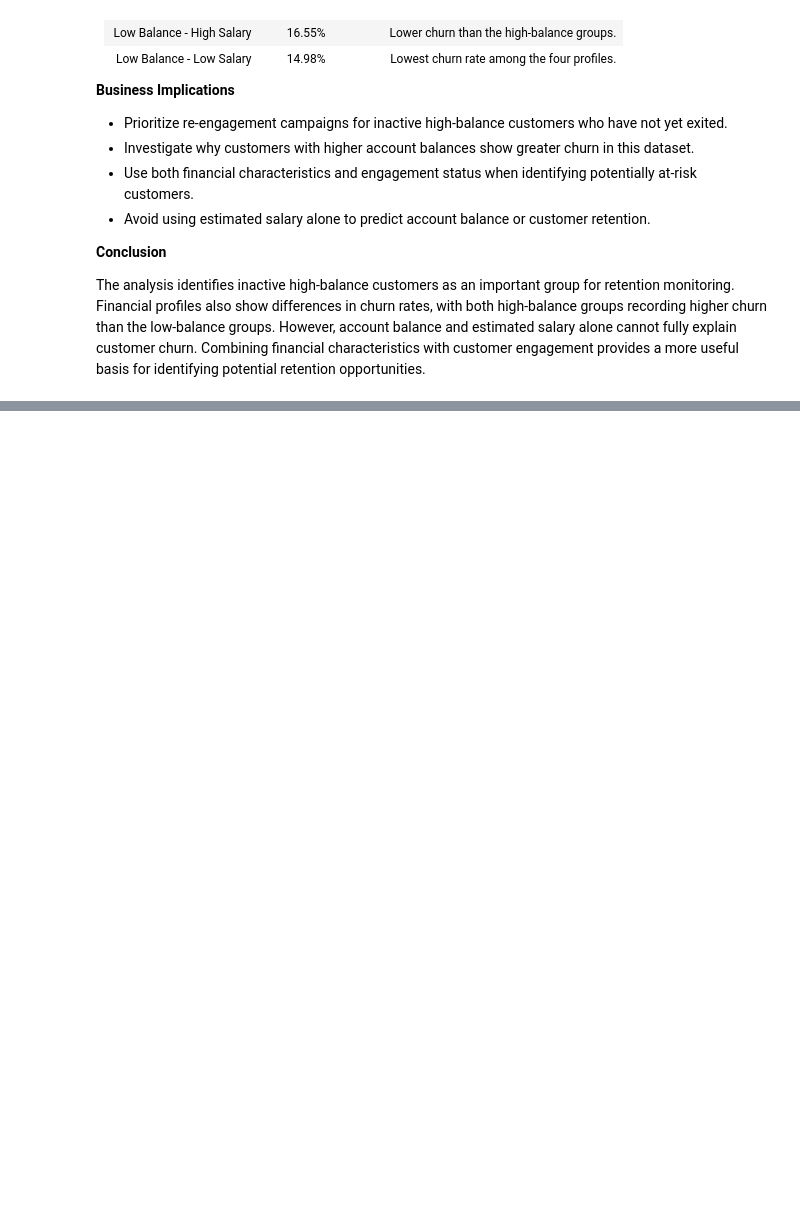
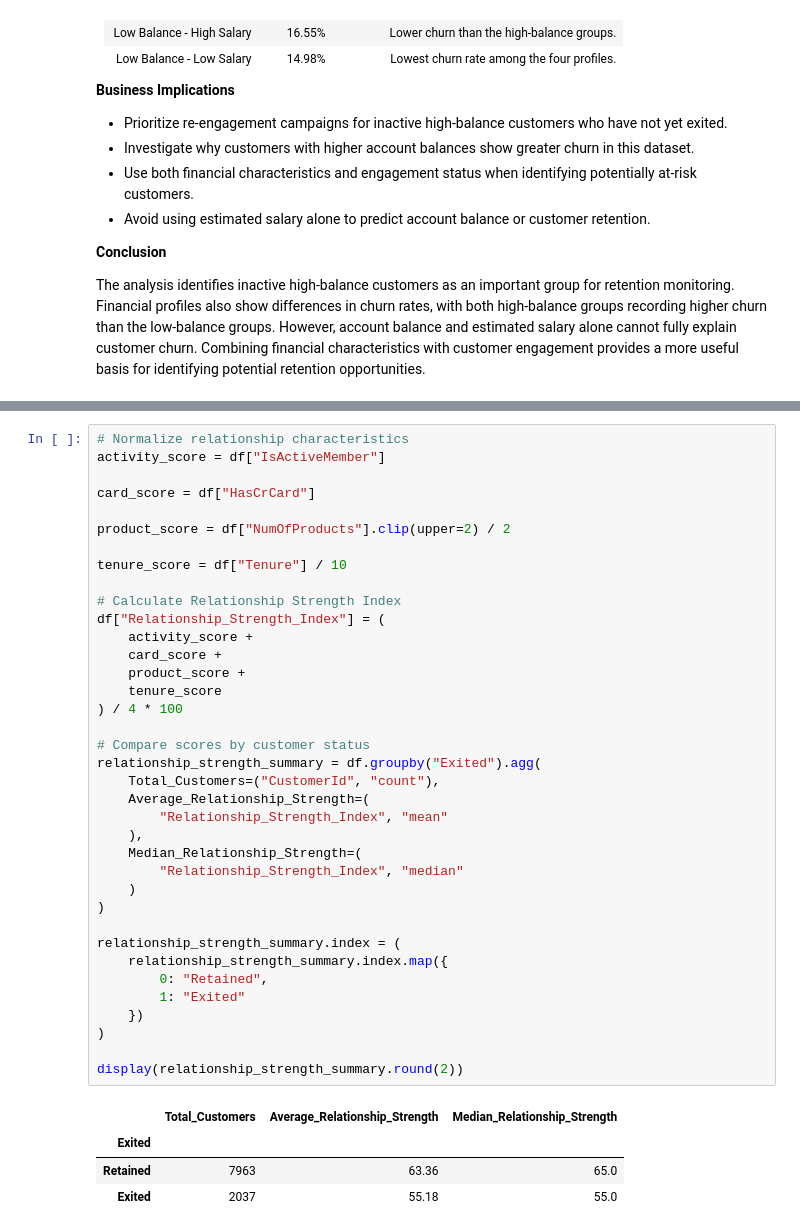
Before and after one commit to Dvnsh-coder/Customer-retention-analysis, a Jupyter notebook: notebooks/01_data_understanding.ipynb, the cells around one changed output, grey strips where cells are left out. Saved outputs shown, nothing was run; the diff lists cells and outputs as text; blank space fills up the shorter version.

```diff
--- a/notebooks/01_data_understanding.ipynb
+++ b/notebooks/01_data_understanding.ipynb
@@ -1400,0 +1562,42 @@ The analysis identifies inactive high-balance customers as an important group fo
+# %%
+# Normalize relationship characteristics
+activity_score = df["IsActiveMember"]
+
+card_score = df["HasCrCard"]
+
+product_score = df["NumOfProducts"].clip(upper=2) / 2
+
+tenure_score = df["Tenure"] / 10
+
+# Calculate Relationship Strength Index
+df["Relationship_Strength_Index"] = (
+    activity_score +
+    card_score +
+    product_score +
+    tenure_score
+) / 4 * 100
+
+# Compare scores by customer status
+relationship_strength_summary = df.groupby("Exited").agg(
+    Total_Customers=("CustomerId", "count"),
+    Average_Relationship_Strength=(
+        "Relationship_Strength_Index", "mean"
+    ),
+    Median_Relationship_Strength=(
+        "Relationship_Strength_Index", "median"
+    )
+)
+
+relationship_strength_summary.index = (
+    relationship_strength_summary.index.map({
+        0: "Retained",
+        1: "Exited"
+    })
+)
+
+display(relationship_strength_summary.round(2))
+# %% [output]
+|  | Total_Customers | Average_Relationship_Strength | Median_Relationship_Strength |
+| Exited |  |  |  |
+| Retained | 7963 | 63.36 | 65.0 |
+| Exited | 2037 | 55.18 | 55.0 |
```
Also changed, not shown: parts of 15 cells of this notebook.
